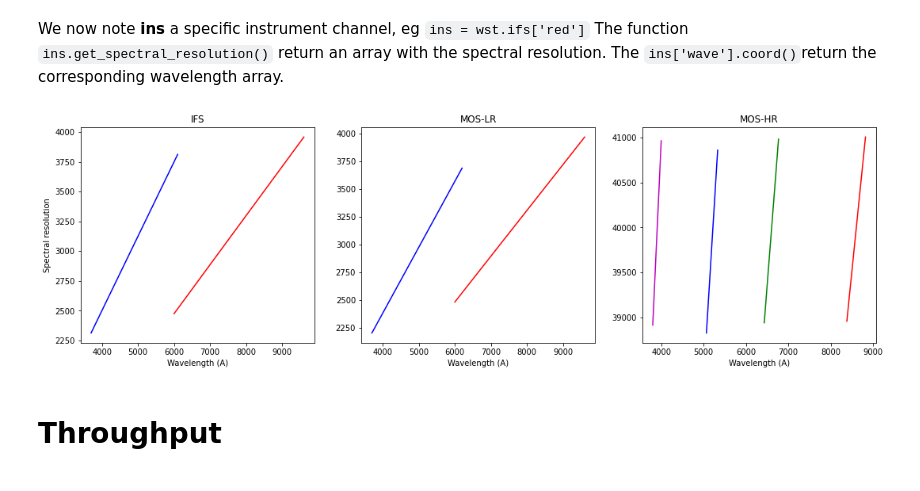
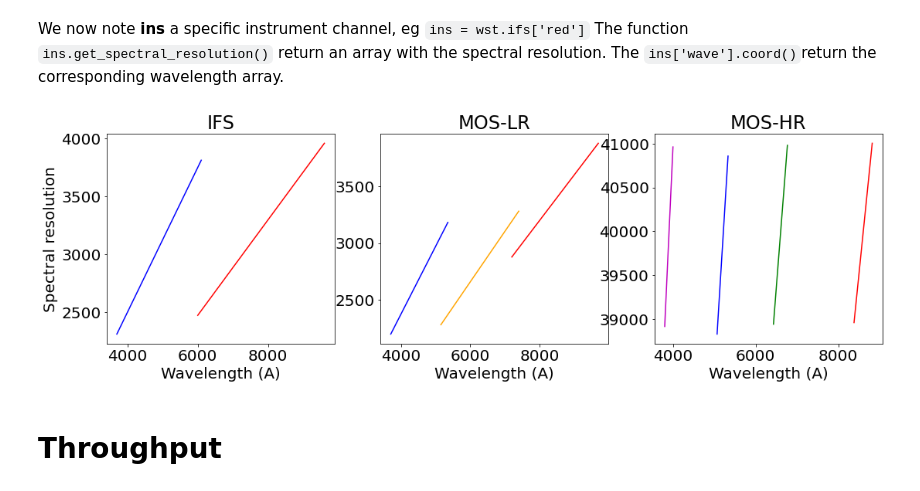
Before and after one commit to RolandBacon/pyetc, a Jupyter notebook: docs/tutorial.ipynb, the cells around one changed output. Cells and saved outputs as stored; diff of their text form; code cells hidden in the pictures.

```diff
--- a/docs/tutorial.ipynb
+++ b/docs/tutorial.ipynb
@@ -15,5 +15,5 @@ from pyetc.etc import show_noise, get_seeing_fwhm
 We start by creating the wst object with `wst = WST()`. To get more or less message, it is possible to use
 `wst = WST(log='DEBUG')` or `wst = WST(log='WARNING')` to have less.
 # %%
-wst = WST(log='DEBUG')
+wst = WST(log='INFO')
 # %% [markdown]
@@ -97,24 +102,25 @@ We now note **ins** a specific instrument channel, eg `ins = wst.ifs['red']` The
 # %%
 fig,ax = plt.subplots(1,3,figsize=(18,5))
 ax[0].plot(wst.ifs['blue']['wave'].coord(), wst.get_spectral_resolution(wst.ifs['blue']), color='b')
 ax[0].plot(wst.ifs['red']['wave'].coord(), wst.get_spectral_resolution(wst.ifs['red']), color='r')
 ax[1].plot(wst.moslr['blue']['wave'].coord(), wst.get_spectral_resolution(wst.moslr['blue']), color='b')
+ax[1].plot(wst.moslr['orange']['wave'].coord(), wst.get_spectral_resolution(wst.moslr['orange']), color='orange')
 ax[1].plot(wst.moslr['red']['wave'].coord(), wst.get_spectral_resolution(wst.moslr['red']), color='r')
 ax[2].plot(wst.moshr['U']['wave'].coord(), wst.get_spectral_resolution(wst.moshr['U']), color='m')
 ax[2].plot(wst.moshr['B']['wave'].coord(), wst.get_spectral_resolution(wst.moshr['B']), color='b')
 ax[2].plot(wst.moshr['V']['wave'].coord(), wst.get_spectral_resolution(wst.moshr['V']), color='g')
 ax[2].plot(wst.moshr['I']['wave'].coord(), wst.get_spectral_resolution(wst.moshr['I']), color='r')
 
 
 ax[0].set_xlabel('Wavelength (A)')
 ax[1].set_xlabel('Wavelength (A)')
 ax[2].set_xlabel('Wavelength (A)')
 ax[0].set_ylabel('Spectral resolution')
 ax[0].set_title('IFS')
 ax[1].set_title('MOS-LR');
 ax[2].set_title('MOS-HR');
 # %% [output]
-[figure, old version]
+[figure, new version]
 # %% [markdown]
 # Throughput
 # %% [markdown]
```
Also changed, not shown: parts of 9 cells of this notebook, 51 other files.
